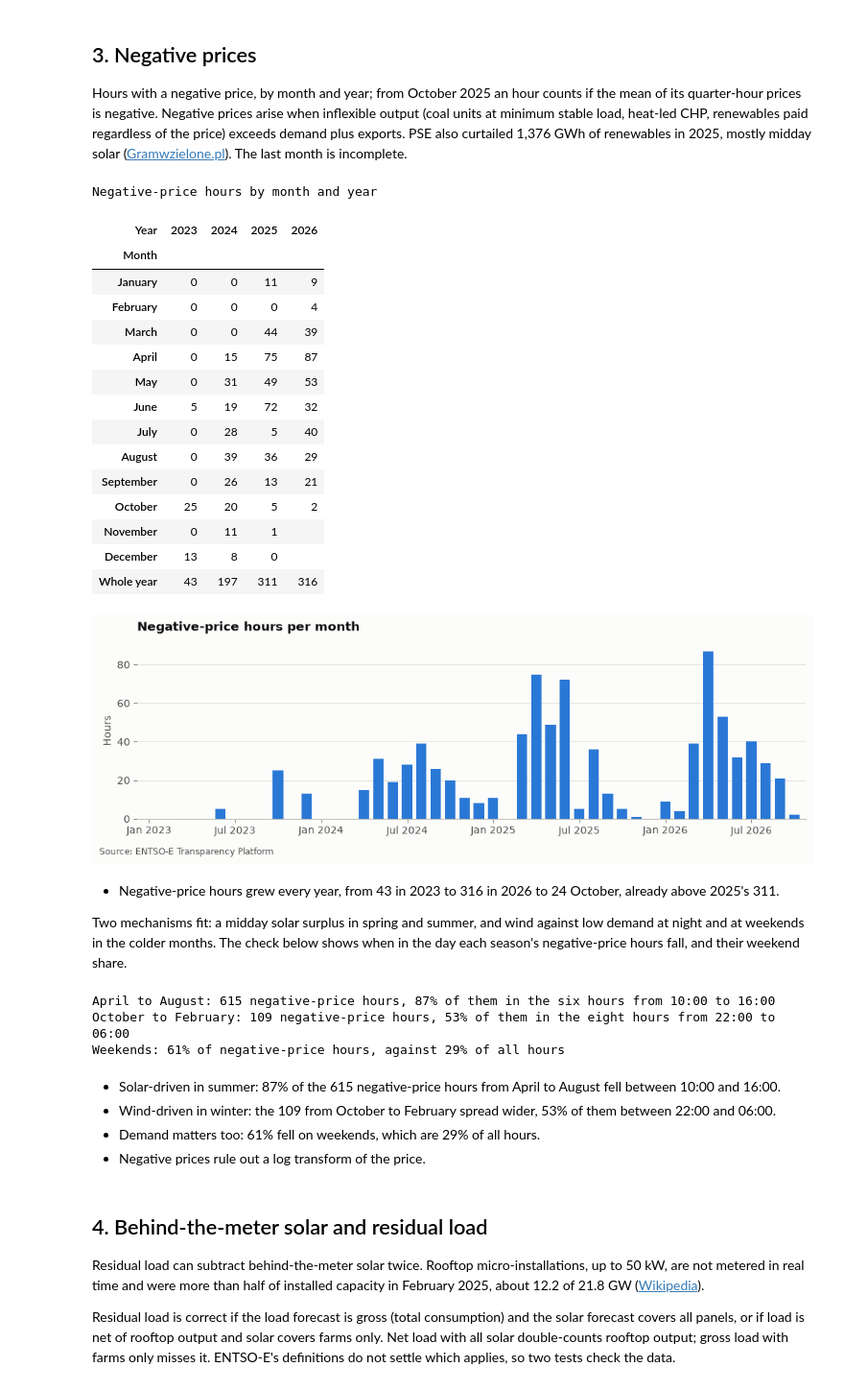
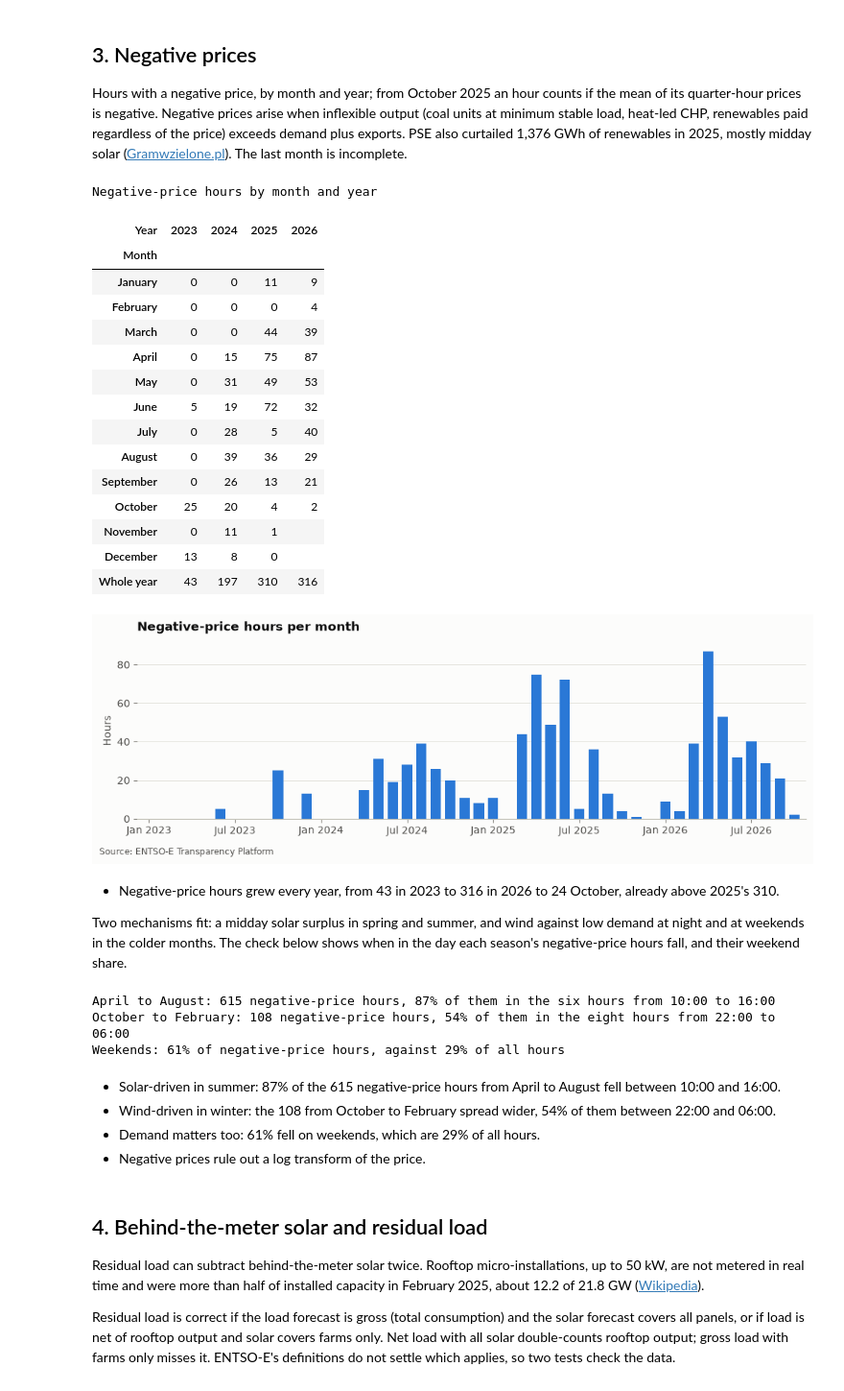
Before and after one commit to Tomek72/pl-dayahead, a Jupyter notebook: notebooks/01_exploratory_data_analysis.ipynb, the cells around one changed output. Shown at 96% size. Cells and saved outputs as stored; diff of their text form; code cells hidden in the pictures.

```diff
--- a/notebooks/01_exploratory_data_analysis.ipynb
+++ b/notebooks/01_exploratory_data_analysis.ipynb
@@ -37,28 +37,19 @@ Prices come from `entsoe_latest`, the ENTSO-E Transparency Platform download. Fr
 - Hours are in Warsaw time. A delivery day has 23 hours at the spring clock change and 25 in autumn.
 # %%
 con = store.connect()
-prices = con.sql('''
-    SELECT date_trunc('hour', ts_utc) AS ts_utc, avg(value) AS price, count(*) AS values_in_hour
-    FROM entsoe_latest
-    WHERE series = 'price_da'
-    GROUP BY 1
-    ORDER BY 1
-''').df()
 hourly = con.sql('SELECT * FROM hourly ORDER BY ts_utc').df()
 con.close()  # DuckDB lets one process write at a time; closing lets the ingest run while this notebook is open
 
-for table in (prices, hourly):
-    table['local'] = table['ts_utc'].dt.tz_convert(LOCAL_TZ)
-    table['day'] = pd.to_datetime(table['local'].dt.date)  # the delivery day
+hourly['local'] = hourly['ts_utc'].dt.tz_convert(LOCAL_TZ)
+hourly['day'] = pd.to_datetime(hourly['local'].dt.date)  # the delivery day
 
-missing_hours = missing_intervals(prices['ts_utc'], 'h')
-incomplete_hours = prices[~prices['values_in_hour'].isin([1, 4])]  # 1 value before October 2025, 4 after
+# Hours without a price between the first and last delivery day, including any whose quarter-hours are incomplete.
+missing_prices = missing_intervals(hourly.loc[hourly['price'].notna(), 'ts_utc'], 'h')
 missing_forecasts = hourly[['load_fcst', 'wind_fcst', 'solar_fcst']].isna().sum().sum()
-print(f"{len(prices):,} hours, delivery days {day_label(prices['day'].min())} to {day_label(prices['day'].max())}")
-print(f'{len(missing_hours)} missing hours, {len(incomplete_hours)} built from an incomplete set of quarter-hour '
-      f'prices, {missing_forecasts} missing forecasts')
+print(f"{len(hourly):,} hours, delivery days {day_label(hourly['day'].min())} to {day_label(hourly['day'].max())}")
+print(f'{len(missing_prices)} hours without a price, {missing_forecasts} missing forecasts')
 
-price = prices['price']
+price = hourly['price']
 (pd.DataFrame({'Lowest': price.min(), '25th percentile': price.quantile(0.25), 'Median': price.median(),
                '75th percentile': price.quantile(0.75), 'Highest': price.max()}, index=['All hours'])
  .style.format('{:.1f}').pipe(captioned, 'Hourly day-ahead price, EUR/MWh'))
@@ -132,7 +123,7 @@ Average baseload price by month and year, EUR/MWh
 
 Hourly prices over the last 365 delivery days, by hour (Warsaw time) and day. The colour scale is clipped at the 2nd and 98th percentiles; the empty cell in March is the hour skipped at the clock change.
 # %%
-last_year = prices[prices['day'] > prices['day'].max() - pd.Timedelta(days=365)]
+last_year = hourly[hourly['day'] > hourly['day'].max() - pd.Timedelta(days=365)]
 hour_of_day = last_year['local'].dt.hour
 # One row per hour of the day, one column per delivery day; the October 02:00, which occurs twice, is averaged.
 price_grid = last_year.pivot_table(index=hour_of_day, columns='day', values='price')
@@ -152,7 +143,7 @@ ax.grid(False)
 ax.spines['bottom'].set_visible(False)
 ax.set_title(f'Price by hour of day, {day_label(days[0], weekday=False)} to {day_label(days[-1], weekday=False)}')
 ax.set_ylabel('Hour starting (Warsaw time)')
-colour_bar = fig.colorbar(heatmap, ax=ax, extend='both', pad=0.015)  # the pointed ends mark prices beyond the cut
+colour_bar = fig.colorbar(heatmap, ax=ax, extend='both', pad=0.015)  # the pointed ends mark hourly beyond the cut
 colour_bar.set_label('Price (EUR/MWh)')
 colour_bar.outline.set_visible(False)
 save(fig, 'price_by_hour.png', SOURCE_ENTSOE)
@@ -198,47 +189,47 @@ Daily trough and peak hour by month, average price in EUR/MWh (Warsaw time)
 
 Hours with a negative price, by month and year; from October 2025 an hour counts if the mean of its quarter-hour prices is negative. Negative prices arise when inflexible output (coal units at minimum stable load, heat-led CHP, renewables paid regardless of the price) exceeds demand plus exports. PSE also curtailed 1,376 GWh of renewables in 2025, mostly midday solar ([Gramwzielone.pl](https://www.gramwzielone.pl/?p=20369542)). The last month is incomplete.
 # %%
-negative = prices['price'] < 0
-negative_by_month = negative.groupby(prices['day'].dt.to_period('M')).sum()
+negative = hourly['price'] < 0
+negative_by_month = negative.groupby(hourly['day'].dt.to_period('M')).sum()
 
 fig, ax = plt.subplots(figsize=(10, 3.4))
 ax.bar(range(len(negative_by_month)), negative_by_month, width=0.72, color=BLUE)
 label_positions = [position for position, month in enumerate(negative_by_month.index) if month.month in (1, 7)]
 ax.set_xticks(label_positions, negative_by_month.index[label_positions].strftime('%b %Y'))
 ax.set_title('Negative-price hours per month')
 ax.set_ylabel('Hours')
 ax.margins(x=0.01)
 save(fig, 'negative_hours.png', SOURCE_ENTSOE)
 
-negative_hours = negative.groupby([prices['day'].dt.month, prices['day'].dt.year]).sum().unstack()
+negative_hours = negative.groupby([hourly['day'].dt.month, hourly['day'].dt.year]).sum().unstack()
 negative_hours.index = calendar.month_name[1:]
 negative_hours.loc['Whole year'] = negative_hours.sum()
 (negative_hours.rename_axis(index='Month', columns='Year').style.format('{:.0f}', na_rep='')
  .pipe(captioned, 'Negative-price hours by month and year'))
 # %% [output]
 Negative-price hours by month and year
 | Year | 2023 | 2024 | 2025 | 2026 |
 | Month |  |  |  |  |
 | January | 0 | 0 | 11 | 9 |
 | February | 0 | 0 | 0 | 4 |
 | March | 0 | 0 | 44 | 39 |
 | April | 0 | 15 | 75 | 87 |
 | May | 0 | 31 | 49 | 53 |
 | June | 5 | 19 | 72 | 32 |
 | July | 0 | 28 | 5 | 40 |
 | August | 0 | 39 | 36 | 29 |
 | September | 0 | 26 | 13 | 21 |
-| October | 25 | 20 | 5 | 2 |
+| October | 25 | 20 | 4 | 2 |
 | November | 0 | 11 | 1 |  |
 | December | 13 | 8 | 0 |  |
-| Whole year | 43 | 197 | 311 | 316 |
+| Whole year | 43 | 197 | 310 | 316 |
 [figure]
 # %% [markdown]
-- Negative-price hours grew every year, from 43 in 2023 to 316 in 2026 to 24 October, already above 2025's 311.
+- Negative-price hours grew every year, from 43 in 2023 to 316 in 2026 to 24 October, already above 2025's 310.
 
 Two mechanisms fit: a midday solar surplus in spring and summer, and wind against low demand at night and at weekends in the colder months. The check below shows when in the day each season's negative-price hours fall, and their weekend share.
 # %%
-negative_times = prices.loc[negative, 'local']
+negative_times = hourly.loc[negative, 'local']
 spring_summer = negative_times[negative_times.dt.month.between(4, 8)]
 autumn_winter = negative_times[negative_times.dt.month.isin([10, 11, 12, 1, 2])]
 print(f'April to August: {len(spring_summer)} negative-price hours, '
@@ -246,14 +237,14 @@ print(f'April to August: {len(spring_summer)} negative-price hours, '
 print(f'October to February: {len(autumn_winter)} negative-price hours, '
       f'{(~autumn_winter.dt.hour.between(6, 21)).mean():.0%} of them in the eight hours from 22:00 to 06:00')
 print(f'Weekends: {(negative_times.dt.dayofweek >= 5).mean():.0%} of negative-price hours, '
-      f"against {(prices['local'].dt.dayofweek >= 5).mean():.0%} of all hours")
+      f"against {(hourly['local'].dt.dayofweek >= 5).mean():.0%} of all hours")
 # %% [output]
 April to August: 615 negative-price hours, 87% of them in the six hours from 10:00 to 16:00
-October to February: 109 negative-price hours, 53% of them in the eight hours from 22:00 to 06:00
+October to February: 108 negative-price hours, 54% of them in the eight hours from 22:00 to 06:00
 Weekends: 61% of negative-price hours, against 29% of all hours
 # %% [markdown]
 - Solar-driven in summer: 87% of the 615 negative-price hours from April to August fell between 10:00 and 16:00.
-- Wind-driven in winter: the 109 from October to February spread wider, 53% of them between 22:00 and 06:00.
+- Wind-driven in winter: the 108 from October to February spread wider, 54% of them between 22:00 and 06:00.
 - Demand matters too: 61% fell on weekends, which are 29% of all hours.
 - Negative prices rule out a log transform of the price.
 # %% [markdown]
```
Also changed, not shown: parts of 4 cells of this notebook, 21 other files.
